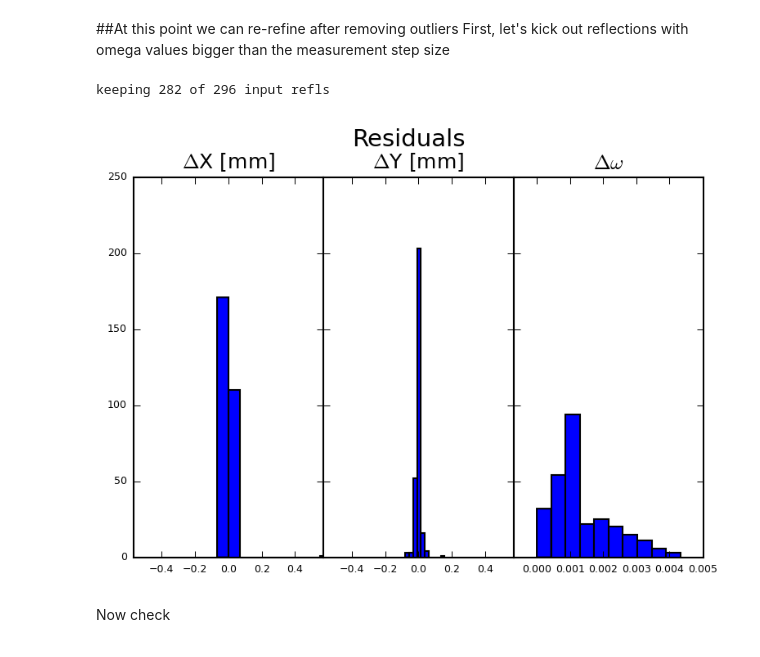
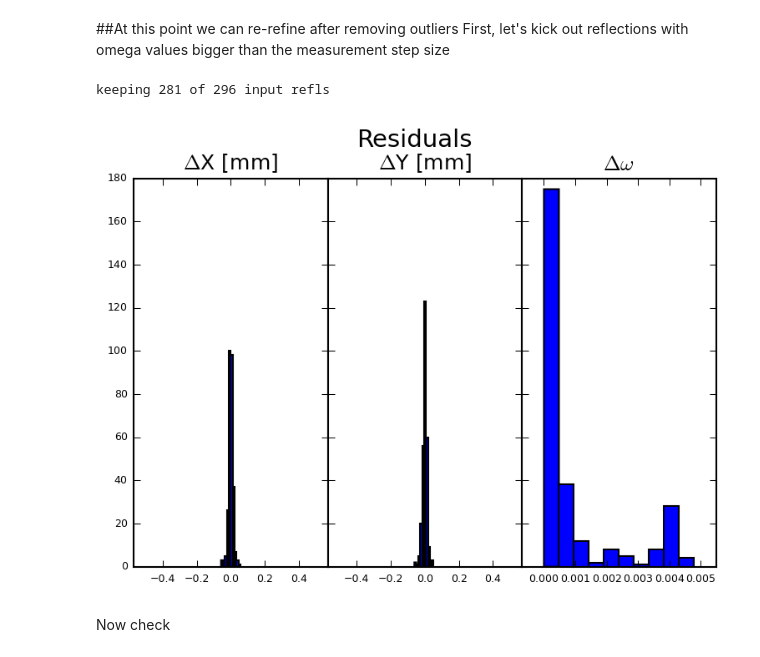
Before and after one commit to praxes/hexrd, a Jupyter notebook: share/calibrate_from_single_crystal.ipynb, the cells around one changed output. Drawn from its saved outputs; the diff is of its cells as text; code cells hidden in the pictures.

```diff
--- a/share/calibrate_from_single_crystal.ipynb
+++ b/share/calibrate_from_single_crystal.ipynb
@@ -392,7 +392,7 @@ First, let's kick out reflections with omega values bigger than the measurement
 x_diff = abs(gtable[idx_0, -3] - xyo_f[:, 0])
 y_diff = abs(gtable[idx_0, -2] - xyo_f[:, 1])
 ome_diff = r2d*xf.angularDifference(gtable[idx_0, -1], xyo_f[:, 2])
-idx_1 = np.logical_and(x_diff, np.logical_and(y_diff <= 0.2, ome_diff <= 0.25))
+idx_1 = np.logical_and(x_diff <= 0.2, np.logical_and(y_diff <= 0.2, ome_diff <= 0.25))
 print "keeping %d of %d input refls" %(sum(idx_1), sum(idx))
 idx_new = np.zeros_like(idx, dtype=bool)
 idx_new[np.where(idx_0 == 1)[0][idx_1]] = True
@@ -413,35 +413,35 @@ results = fitting.inputToGeomParams(p_refined)
 
 # dump old detector parfile
 make_old_detector_parfile(results, det_origin=det_origin, filename=old_parfilename)
 
 resd_f = fitting.objFuncSX(
     p_refined[refineFlag], p_refined, pFlag, dFunc, dFlag,
     xyo_det, hkls, bMat, vInv_s, wlen,
     bVec_ref, eta_ref, omePeriod, simOnly=False
     )
 xyo_f = fitting.objFuncSX(
     p_refined[refineFlag], p_refined, pFlag, dFunc, dFlag,
     xyo_det, hkls, bMat, vInv_s, wlen,
     bVec_ref, eta_ref, omePeriod, simOnly=True
     )
 
 # new style method 2; use an axes array
 fig3, axs3 = plt.subplots(1, 3, sharex=False, sharey=True)
 fig3.subplots_adjust(wspace=0)
 fig3.suptitle("Residuals", fontsize=14, y=1.0)
 titles = [r'$\Delta$X [mm]', r'$\Delta$Y [mm]', r'$\Delta\omega$']
 for i in range(3):
     axs3[i].hist(resd_f.reshape(sum(idx_new), 3)[:, i], color='b')
     axs3[i].set_title(titles[i], fontsize=12)
     if i > 1:
         axs3[i].set_xlim(-0.0007, np.max(resd_f.reshape(sum(idx_new), 3)[:, i])+0.0007)
         axs3[i].set_xlim(-0.0007, np.max(resd_f.reshape(sum(idx_new), 3)[:, i])+0.0007)
     else:
         axs3[i].set_xlim(-0.57, 0.57)
         axs3[i].set_xlim(-0.57, 0.57)
 # %% [output]
-keeping 282 of 296 input refls
+keeping 281 of 296 input refls
-[figure, old version]
+[figure, new version]
 # %% [markdown]
 Now check
 # %%
```
Also changed, not shown: parts of 3 cells of this notebook.
